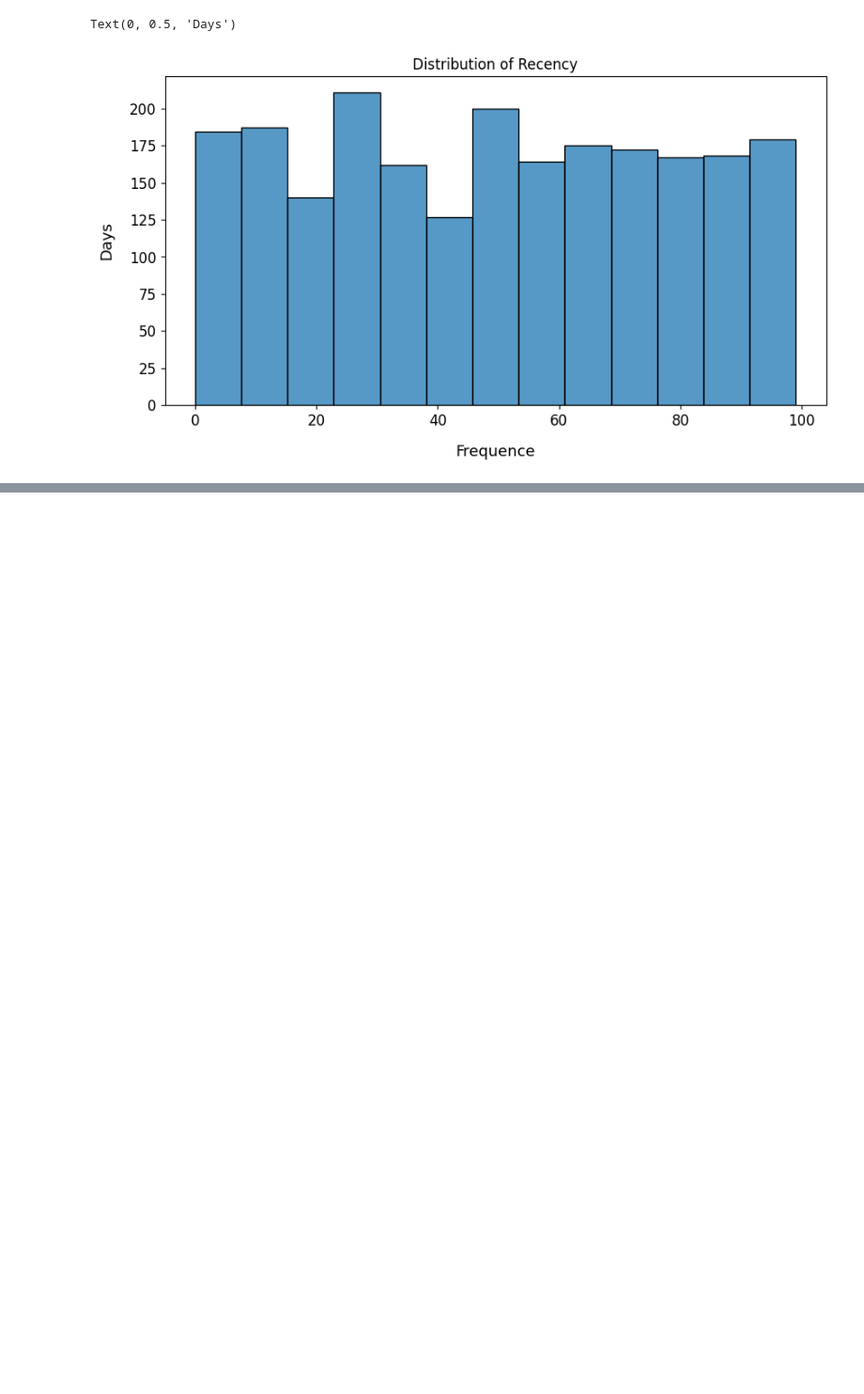
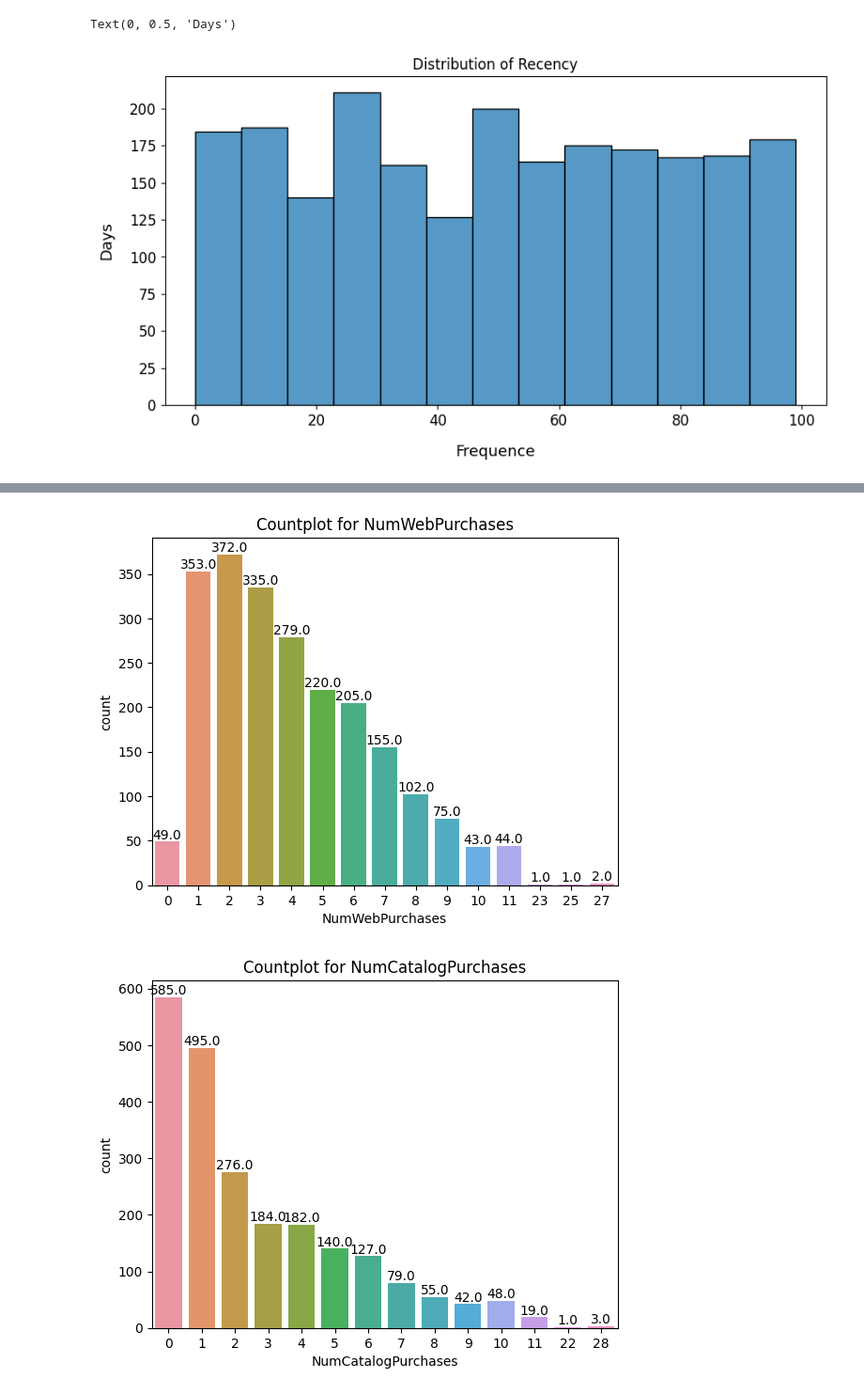
Before and after one commit to krisibraynova01/Thesis_TechnicalUnifersityofSofia, a Jupyter notebook: Untitled14.ipynb, the cells around one changed output, grey strips where cells are left out. Shown at 94% size. Saved outputs shown, nothing was run; the diff lists cells and outputs as text; code cells hidden in the pictures; blank space fills up the shorter version.

```diff
--- a/Untitled14.ipynb
+++ b/Untitled14.ipynb
@@ -501,0 +538,17 @@ df['Recency Group'] = df['Recency'].apply(recency_group)
+# %%
+df['Frequency'] = df['NumWebPurchases'] + df['NumCatalogPurchases'] + df['NumStorePurchases']
+# %%
+columns = ['NumWebPurchases', 'NumCatalogPurchases', 'NumStorePurchases']
+
+for col in columns:
+    ax = sns.countplot(data=df, x=col)
+
+    # Add count values on top of the bars
+    for p in ax.patches:
+        ax.annotate(f'{p.get_height()}', (p.get_x() + p.get_width() / 2., p.get_height()), ha='center', va='center', xytext=(0, 5), textcoords='offset points')
+
+    plt.title(f'Countplot for {col}')
+    plt.show()
+# %% [output]
+[figure, added]
+[figure, added]
```
Also changed, not shown: parts of 24 cells of this notebook.
